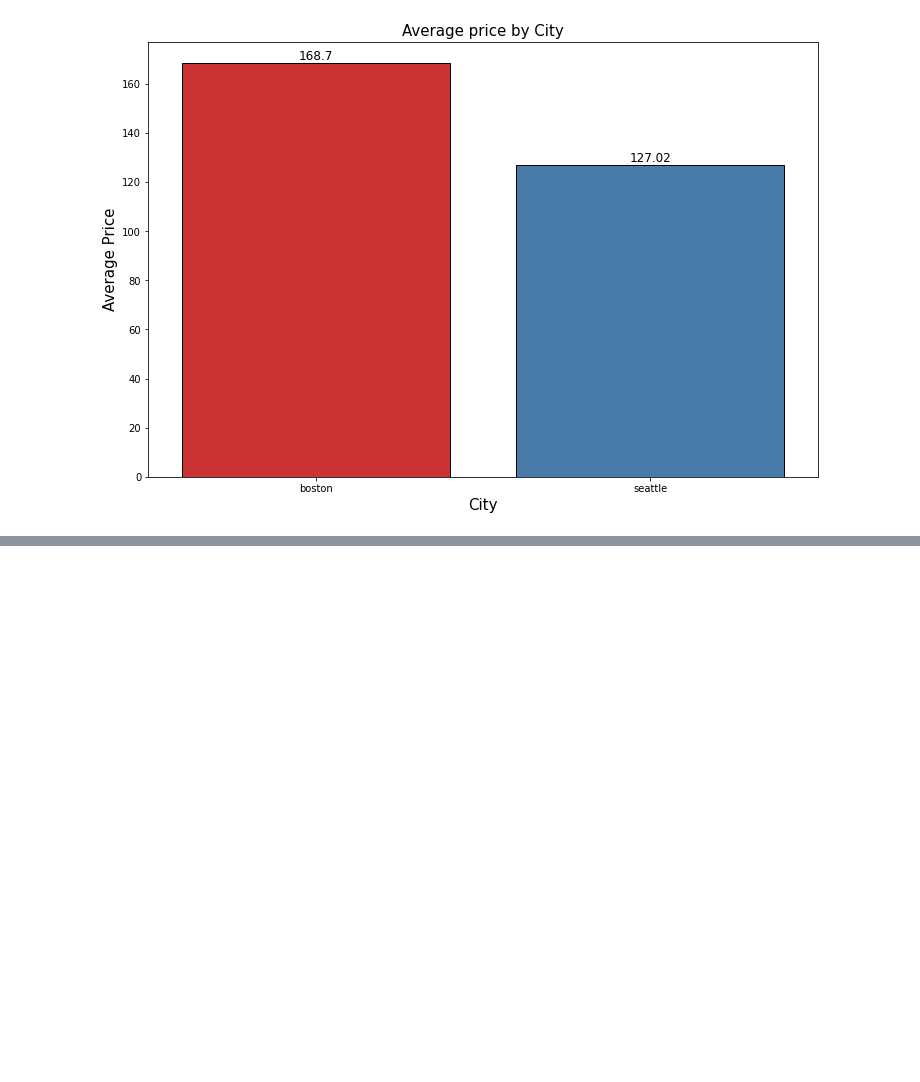
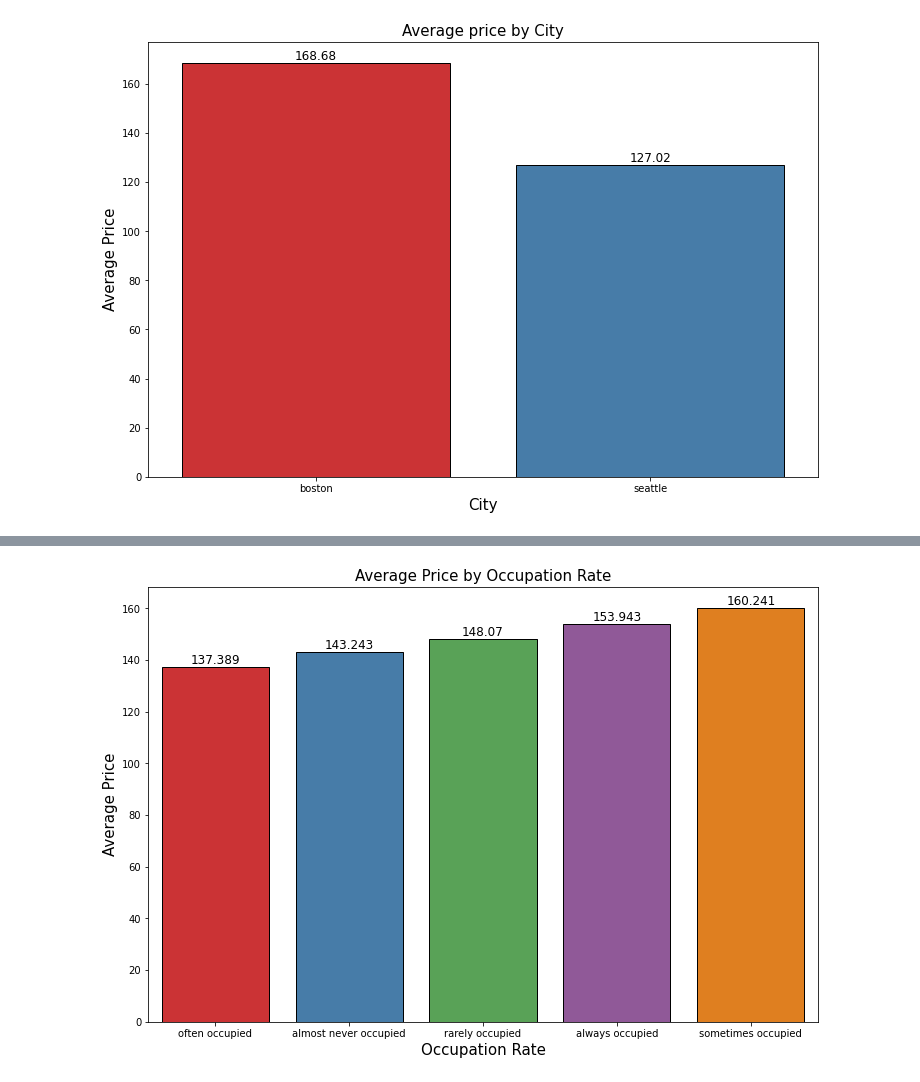
Before and after one commit to macedoti13/Airbnb-Data-Analysis, a Jupyter notebook: AirbnbDataAnalysis.ipynb, the cells around one changed output, grey strips where cells are left out. Cells and saved outputs as stored; diff of their text form; code cells hidden in the pictures; blank space fills up the shorter version.

Commit message:
data prep analysis final

```diff
--- a/AirbnbDataAnalysis.ipynb
+++ b/AirbnbDataAnalysis.ipynb
@@ -1127,6 +1127,9 @@ def classify_listing_quality(value: float) -> str:
 analysis_df['occupation'] = analysis_df['occupation_rate'].apply(classify_occupation)
 analysis_df['quality'] = analysis_df['review_scores_rating'].apply(classify_listing_quality)
 
+# removing outliers
+analysis_df = analysis_df.drop(analysis_df[analysis_df['occupation_rate']>1].index)
+
 analysis_df.head()
 # %% [output]
 |  | occupation_rate | review_negative | review_positive | review_unknwon | accommodates | bathrooms | bedrooms | ... |
@@ -1232,0 +1212,16 @@ Name: occupation_rate, dtype: float64
+# %%
+# grouping data
+df4 = analysis_df.groupby('occupation')['price'].mean().to_frame().reset_index().sort_values(by='price')
+
+# plotting
+plt.figure(figsize=(12,8))
+ax = sns.barplot(data=df4, x='occupation', y='price', edgecolor='black', palette='Set1')
+ax.set_xlabel('Occupation Rate', size=15)
+ax.set_ylabel('Average Price', size=15)
+ax.set_title('Average Price by Occupation Rate', size=15)
+
+for i in ax.containers:
+    ax.bar_label(i, size=12)
+plt.show()
+# %% [output]
+[figure, added]
```
Also changed, not shown: parts of 16 cells of this notebook.
